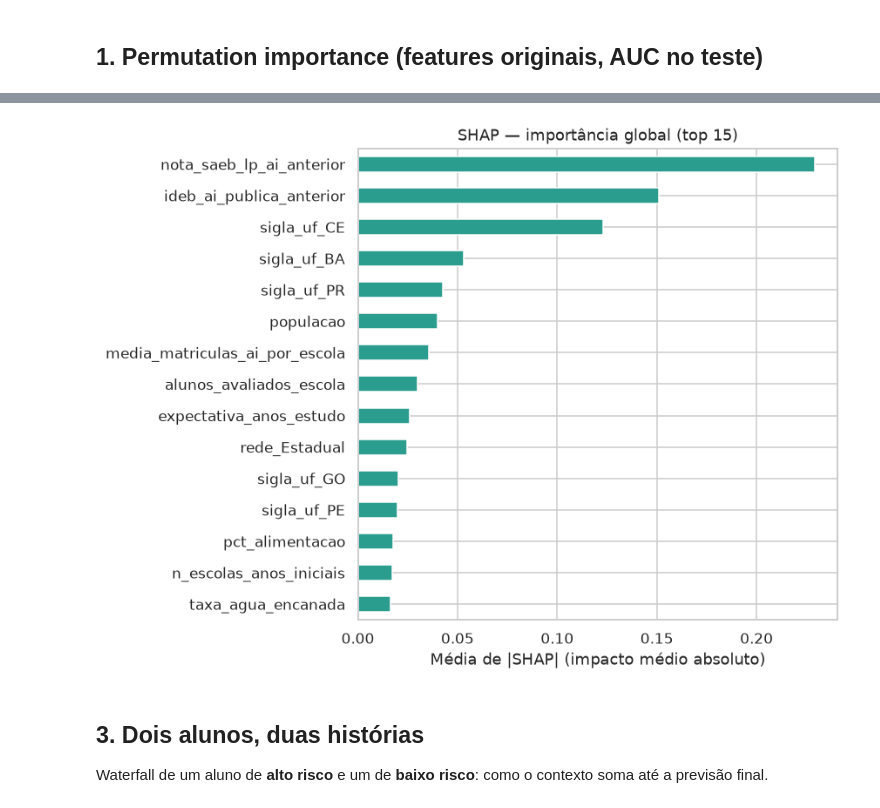
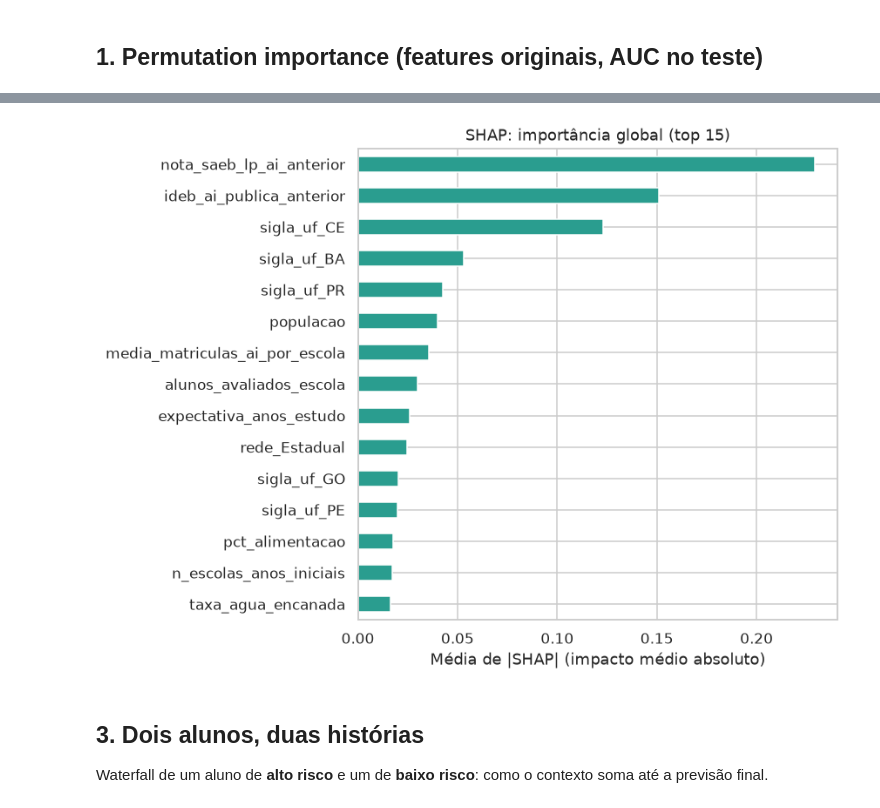
Before and after one commit to LucaOliveiraPrado/tech-challenge-fase3, a Jupyter notebook: notebooks/03_interpretabilidade.ipynb, the cells around one changed output, grey strips where cells are left out. Saved outputs shown, nothing was run; the diff lists cells and outputs as text; code cells hidden in the pictures.

```diff
--- a/notebooks/03_interpretabilidade.ipynb
+++ b/notebooks/03_interpretabilidade.ipynb
@@ -98,15 +98,15 @@ plt.show()
 # %%
 media_abs = pd.Series(np.abs(valores).mean(axis=0), index=nomes)
 top = media_abs.sort_values().tail(15)
 fig, ax = plt.subplots(figsize=(8, 6))
 top.plot.barh(ax=ax, color="#2a9d8f")
 ax.set_xlabel("Média de |SHAP| (impacto médio absoluto)")
-ax.set_title("SHAP — importância global (top 15)")
+ax.set_title("SHAP: importância global (top 15)")
 plt.tight_layout()
 plt.savefig(IMG / "interp_shap_bar.png", bbox_inches="tight")
 plt.show()
 # %% [output]
-[figure, old version]
+[figure, new version]
 # %% [markdown]
 ## 3. Dois alunos, duas histórias
 
```
Also changed, not shown: parts of 6 cells of this notebook, 17 other files.
